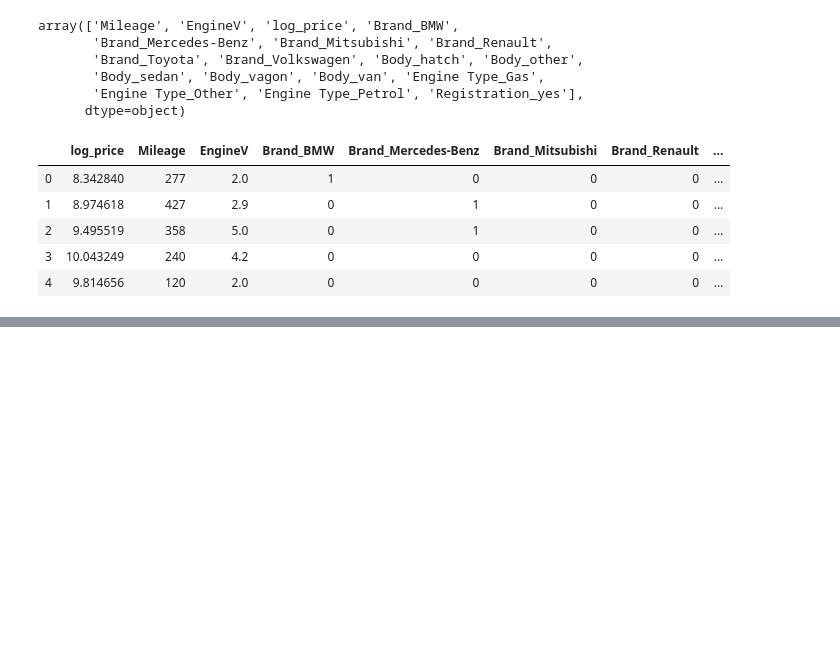
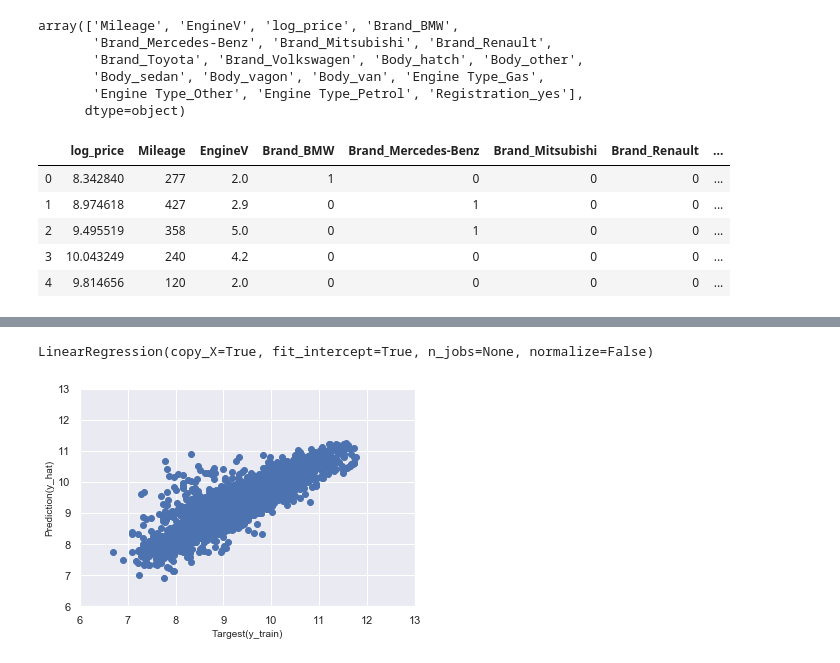
Before and after one commit to LiuHaoLung/Python-Milestone, a Jupyter notebook: Carsales/Carsales.ipynb, the cells around one changed output, grey strips where cells are left out. Drawn from its saved outputs; the diff is of its cells as text; code cells hidden in the pictures; blank space fills up the shorter version.

```diff
--- a/Carsales/Carsales.ipynb
+++ b/Carsales/Carsales.ipynb
@@ -405,0 +429,28 @@ data_preprocessed.head()
+# %%
+x_train, x_test, y_train, y_test = train_test_split(inputs_scaled, targets, test_size = 0.2, random_state = 365)
+# %%
+reg = LinearRegression()
+# %%
+# it is not a simple linear regression
+# it is a log-linear regression as the dependent variable is the log of Price
+
+reg.fit(x_train, y_train)
+# %% [output]
+LinearRegression(copy_X=True, fit_intercept=True, n_jobs=None, normalize=False)
+# %%
+y_hat = reg.predict(x_train)
+# %%
+# ultimately we can draw a 45 degree line which shows the best possibel match between targets and predictions
+# so the closer our scatter plot to this line, the better the model
+
+plt.scatter(y_train, y_hat)
+
+plt.xlabel('Targest(y_train)', size = 10)
+plt.ylabel('Prediction(y_hat)', size = 10)
+
+plt.xlim(6,13)
+plt.ylim(6,13)
+
+plt.show()
+# %% [output]
+[figure, added]
```
Also changed, not shown: parts of 30 cells of this notebook.
